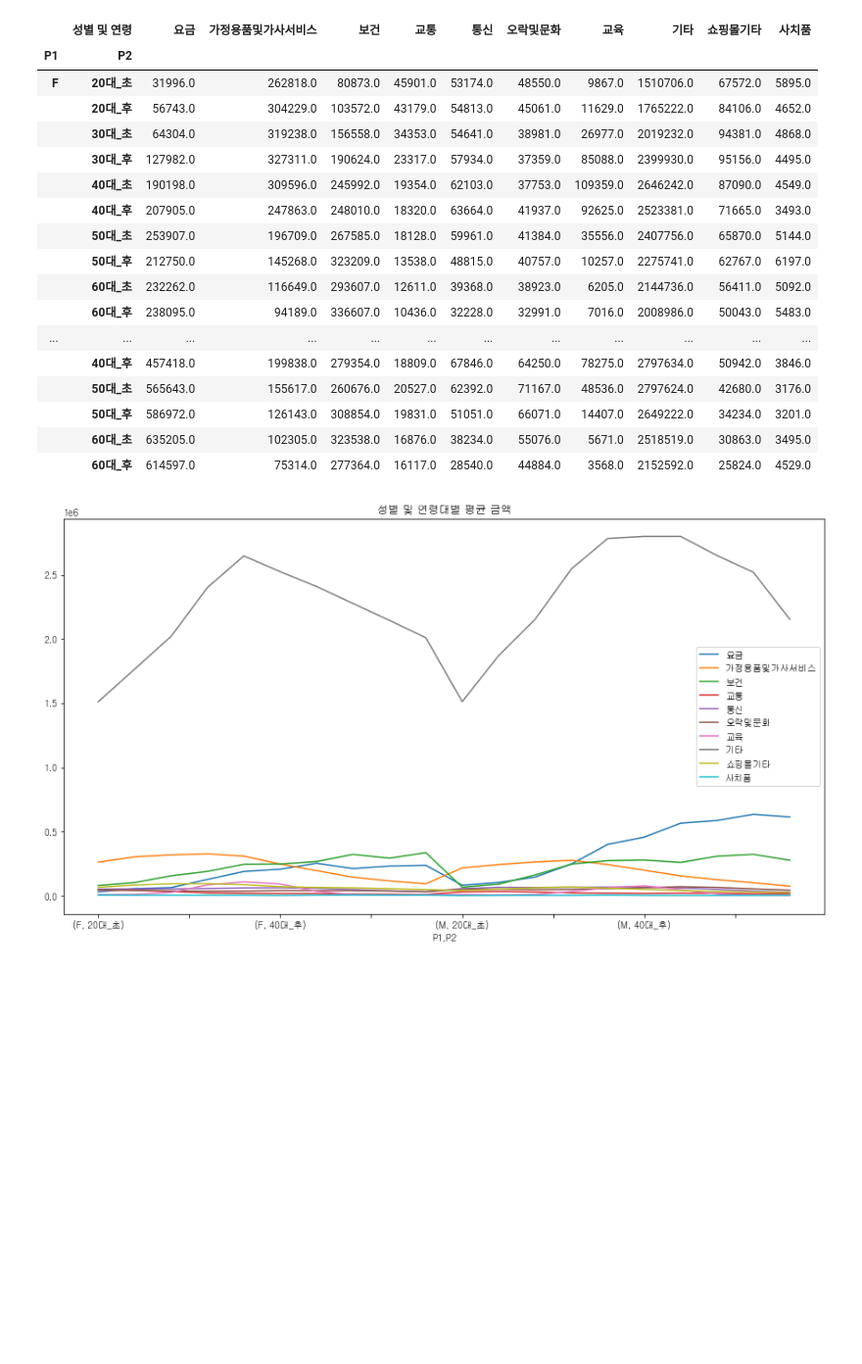
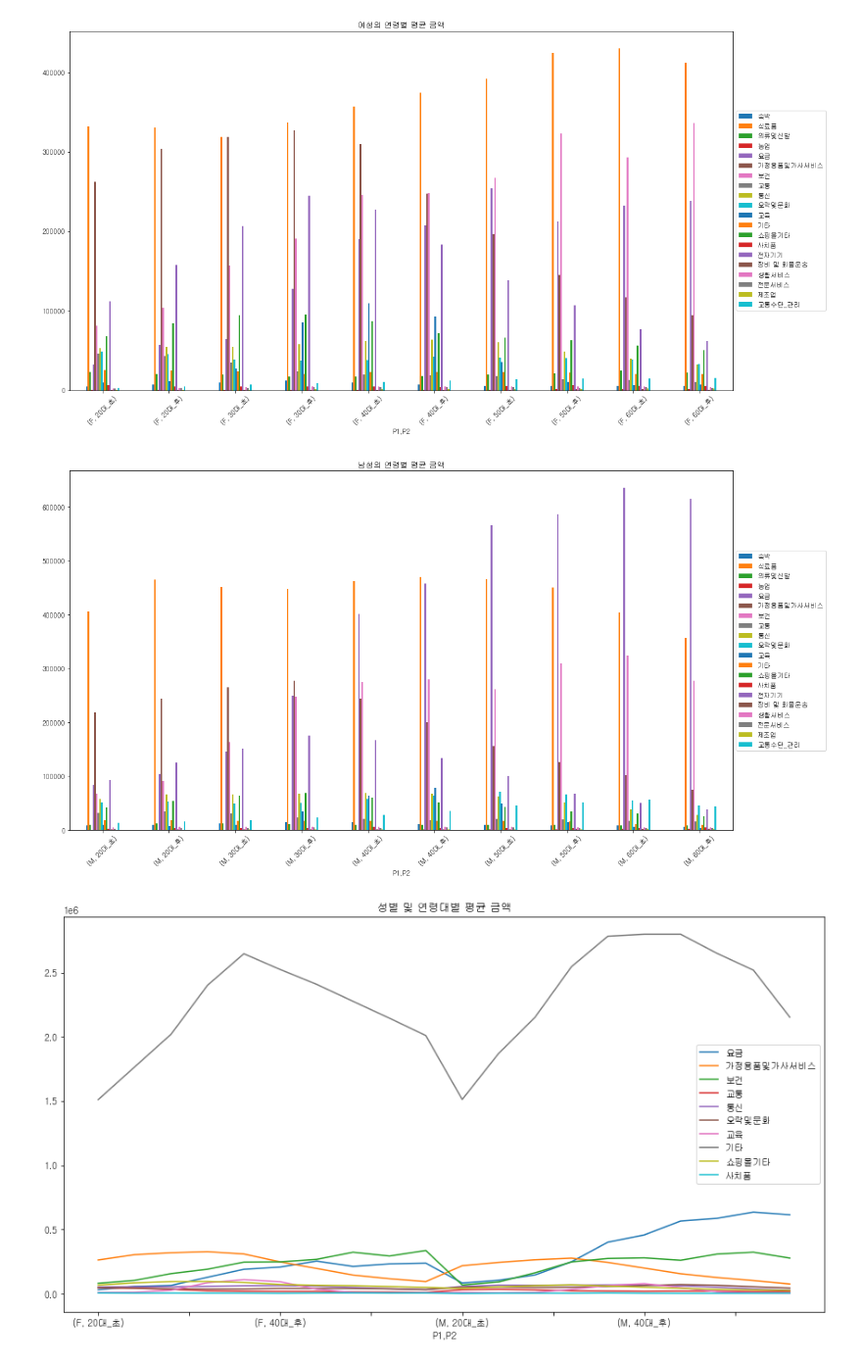
Before and after one commit to Sin-bik-hae/data-analysis, a Jupyter notebook: tabot/해커톤.ipynb, the cells around one changed output. Shown at 98% size. Saved outputs shown, nothing was run; the diff lists cells and outputs as text; code cells hidden in the pictures; blank space fills up the shorter version.

```diff
--- a/tabot/해커톤.ipynb
+++ b/tabot/해커톤.ipynb
@@ -78,27 +117,31 @@ temp_dat
 # %%
-a_dat = temp_dat.groupby(['P1','P2']).mean().iloc[:,-10:]
+# 전체 데이터 중 성별 및 연령별 그룹된 항목만 추출한 데이터
+
+a_dat = temp_dat.groupby(['P1','P2']).mean().iloc[:,-20:]
 a_mean = a_dat.round(decimals=0)
-a_mean.columns.name = "성별 및 연령"
 a_mean
+
+# 전체 데이터 중 성별을 먼저 나눈 후 각 성별에서의 연령별 그룹된 항목만 추출한 데이터
+
+female_dat = temp_dat.groupby("P1").get_group("F")
+f_age = female_dat.groupby(['P1','P2']).mean().iloc[:,-20:]
+male_dat = temp_dat.groupby("P1").get_group("M")
+m_age = male_dat.groupby(['P1','P2']).mean().iloc[:,-20:]
-# %% [output]
-|  | 성별 및 연령 | 요금 | 가정용품및가사서비스 | 보건 | 교통 | 통신 | 오락및문화 | 교육 | 기타 | 쇼핑몰기타 | 사치품 |
-| P1 | P2 |  |  |  |  |  |  |  |  |  |  |
-| F | 20대_초 | 31996.0 | 262818.0 | 80873.0 | 45901.0 | 53174.0 | 48550.0 | 9867.0 | 1510706.0 | 67572.0 | 5895.0 |
-|  | 20대_후 | 56743.0 | 304229.0 | 103572.0 | 43179.0 | 54813.0 | 45061.0 | 11629.0 | 1765222.0 | 84106.0 | 4652.0 |
-|  | 30대_초 | 64304.0 | 319238.0 | 156558.0 | 34353.0 | 54641.0 | 38981.0 | 26977.0 | 2019232.0 | 94381.0 | 4868.0 |
-|  | 30대_후 | 127982.0 | 327311.0 | 190624.0 | 23317.0 | 57934.0 | 37359.0 | 85088.0 | 2399930.0 | 95156.0 | 4495.0 |
-|  | 40대_초 | 190198.0 | 309596.0 | 245992.0 | 19354.0 | 62103.0 | 37753.0 | 109359.0 | 2646242.0 | 87090.0 | 4549.0 |
-|  | 40대_후 | 207905.0 | 247863.0 | 248010.0 | 18320.0 | 63664.0 | 41937.0 | 92625.0 | 2523381.0 | 71665.0 | 3493.0 |
-|  | 50대_초 | 253907.0 | 196709.0 | 267585.0 | 18128.0 | 59961.0 | 41384.0 | 35556.0 | 2407756.0 | 65870.0 | 5144.0 |
-|  | 50대_후 | 212750.0 | 145268.0 | 323209.0 | 13538.0 | 48815.0 | 40757.0 | 10257.0 | 2275741.0 | 62767.0 | 6197.0 |
-|  | 60대_초 | 232262.0 | 116649.0 | 293607.0 | 12611.0 | 39368.0 | 38923.0 | 6205.0 | 2144736.0 | 56411.0 | 5092.0 |
-|  | 60대_후 | 238095.0 | 94189.0 | 336607.0 | 10436.0 | 32228.0 | 32991.0 | 7016.0 | 2008986.0 | 50043.0 | 5483.0 |
-| ... | ... | ... | ... | ... | ... | ... | ... | ... | ... | ... | ... |
-|  | 40대_후 | 457418.0 | 199838.0 | 279354.0 | 18809.0 | 67846.0 | 64250.0 | 78275.0 | 2797634.0 | 50942.0 | 3846.0 |
-|  | 50대_초 | 565643.0 | 155617.0 | 260676.0 | 20527.0 | 62392.0 | 71167.0 | 48536.0 | 2797624.0 | 42680.0 | 3176.0 |
-|  | 50대_후 | 586972.0 | 126143.0 | 308854.0 | 19831.0 | 51051.0 | 66071.0 | 14407.0 | 2649222.0 | 34234.0 | 3201.0 |
-|  | 60대_초 | 635205.0 | 102305.0 | 323538.0 | 16876.0 | 38234.0 | 55076.0 | 5671.0 | 2518519.0 | 30863.0 | 3495.0 |
-|  | 60대_후 | 614597.0 | 75314.0 | 277364.0 | 16117.0 | 28540.0 | 44884.0 | 3568.0 | 2152592.0 | 25824.0 | 4529.0 |
+# %%
+f_age.plot.bar(rot=0, figsize = (18,10))
+plt.title("여성의 연령별 평균 금액")
+plt.legend(loc='center left', bbox_to_anchor=(1, 0.5))
+plt.xticks(rotation=45)
+
+m_age.plot.bar(rot=0, figsize = (18,10))
+plt.title("남성의 연령별 평균 금액")
+plt.legend(loc='center left', bbox_to_anchor=(1, 0.5))
+plt.xticks(rotation=45)
+
+plt.show()
+# %% [output]
+[figure, added]
+[figure, added]
 # %%
 a_mean.plot(figsize = (15,8))
 plt.title("성별 및 연령대별 평균 금액")
```
Also changed, not shown: parts of 4 cells of this notebook, 2 other files.
